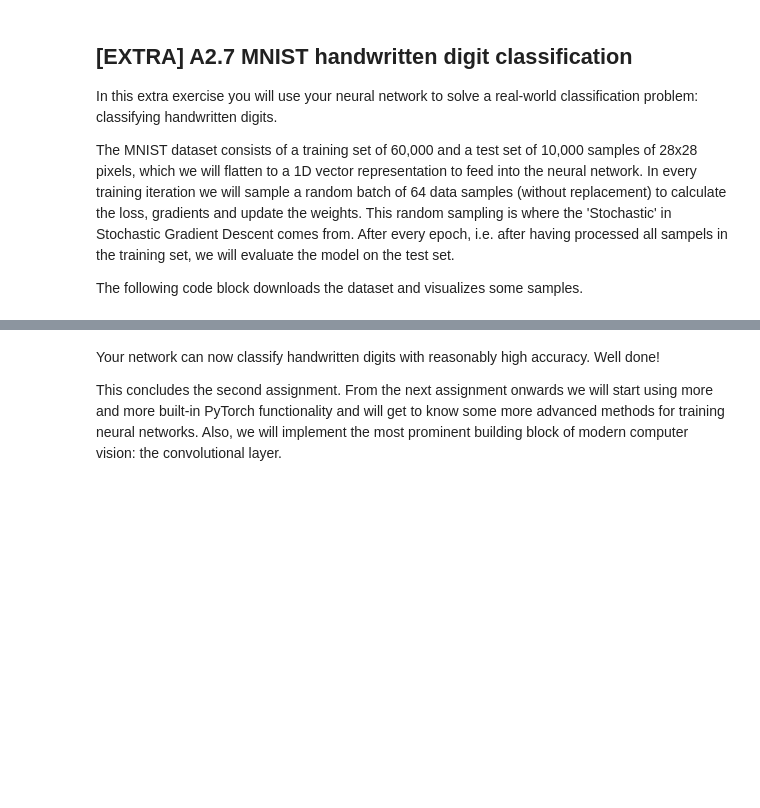
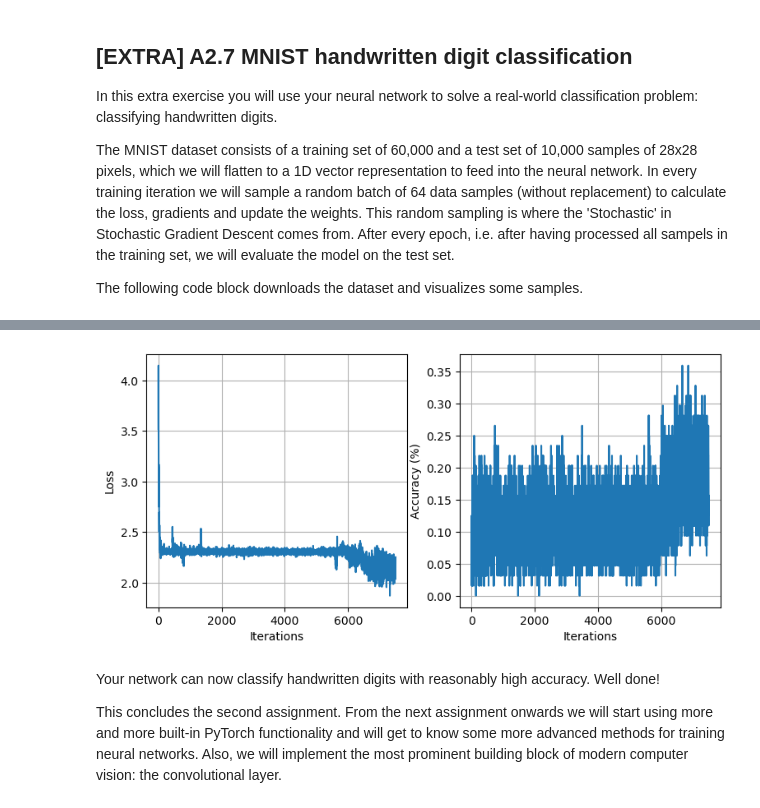
Before and after one commit to flaviogheri/deep_learning, a Jupyter notebook: Assignment_2.ipynb, the cells around one changed output, grey strips where cells are left out. Cells and saved outputs as stored; diff of their text form; code cells hidden in the pictures; blank space fills up the shorter version.

```diff
--- a/Assignment_2.ipynb
+++ b/Assignment_2.ipynb
@@ -1121,7 +1101,7 @@ Extracting ../data/MNIST/raw/t10k-labels-idx1-ubyte.gz to ../data/MNIST/raw
 #             TODO: Define appropriate network dimensions.             #
 ########################################################################
 
-in_features, hidden_dim, out_features = 28*28, 64, 10
+in_features, hidden_dim, hidden_dim, hidden_dim, out_features = 28*28, 5, 10, 10
 
 
 ########################################################################
@@ -1129,7 +1109,7 @@ in_features, hidden_dim, out_features = 28*28, 64, 10
 ########################################################################
 
 # Training parameters
-learning_rate = 5e-1  # step size for gradient descent
+learning_rate = 1e-1  # step size for gradient descent
 epochs = 10  # how many times to iterate through the intire training set
 
 # Define and initialize layers
@@ -1204,7 +1184,7 @@ for epoch in range(epochs):
         #   TODO: Calculate Cross Entropy loss between prediction and labels.  #
         ########################################################################
 
-        pass
+        loss, grad = CrossEntropyLoss(y_batch, y_pred)
 
         ########################################################################
         #                          END OF YOUR CODE                            #
@@ -1235,3 +1215,4 @@ plt.xlabel('Iterations')
 plt.ylabel('Accuracy (%)')
 plt.plot(train_accs)
 plt.grid()
+# %% [output]
@@ -1238,3 +1236,4 @@ plt.grid()
+[figure, added]
 # %% [markdown]
 Your network can now classify handwritten digits with reasonably high accuracy. Well done!
 
```
Also changed, not shown: parts of 8 cells of this notebook.
